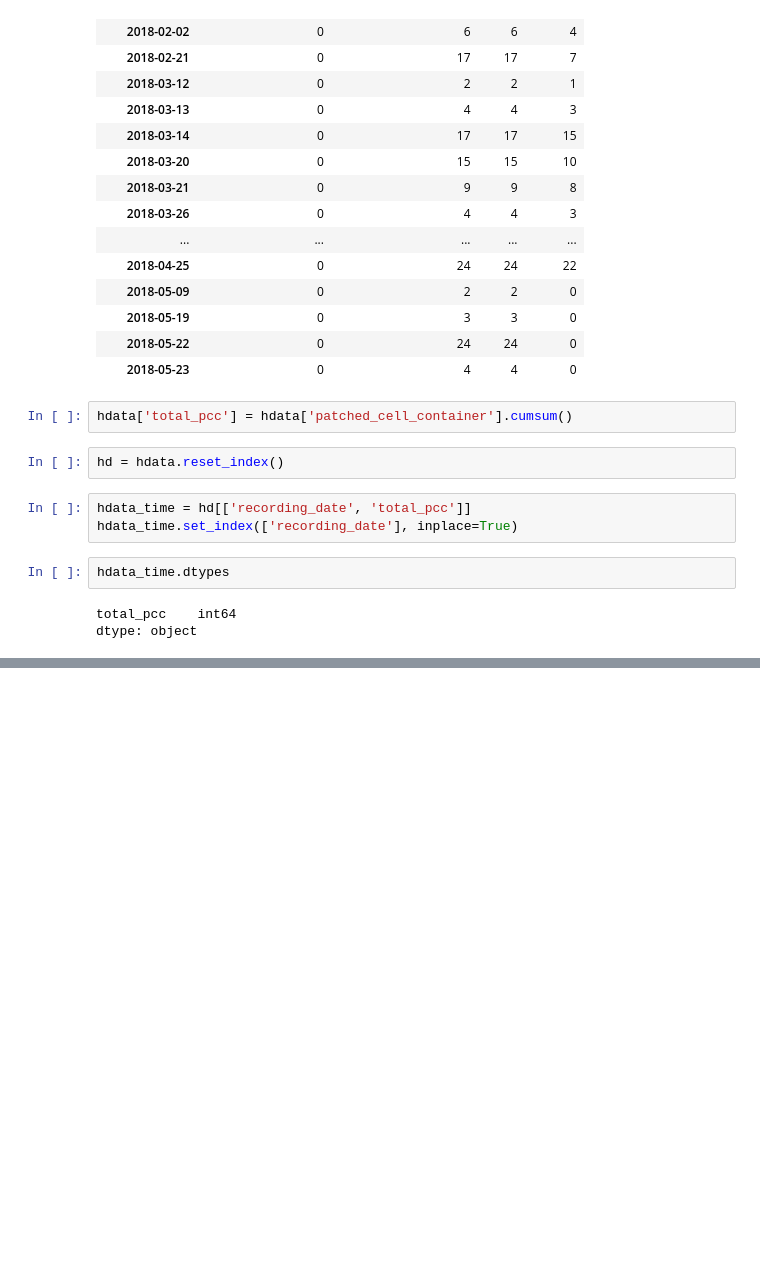
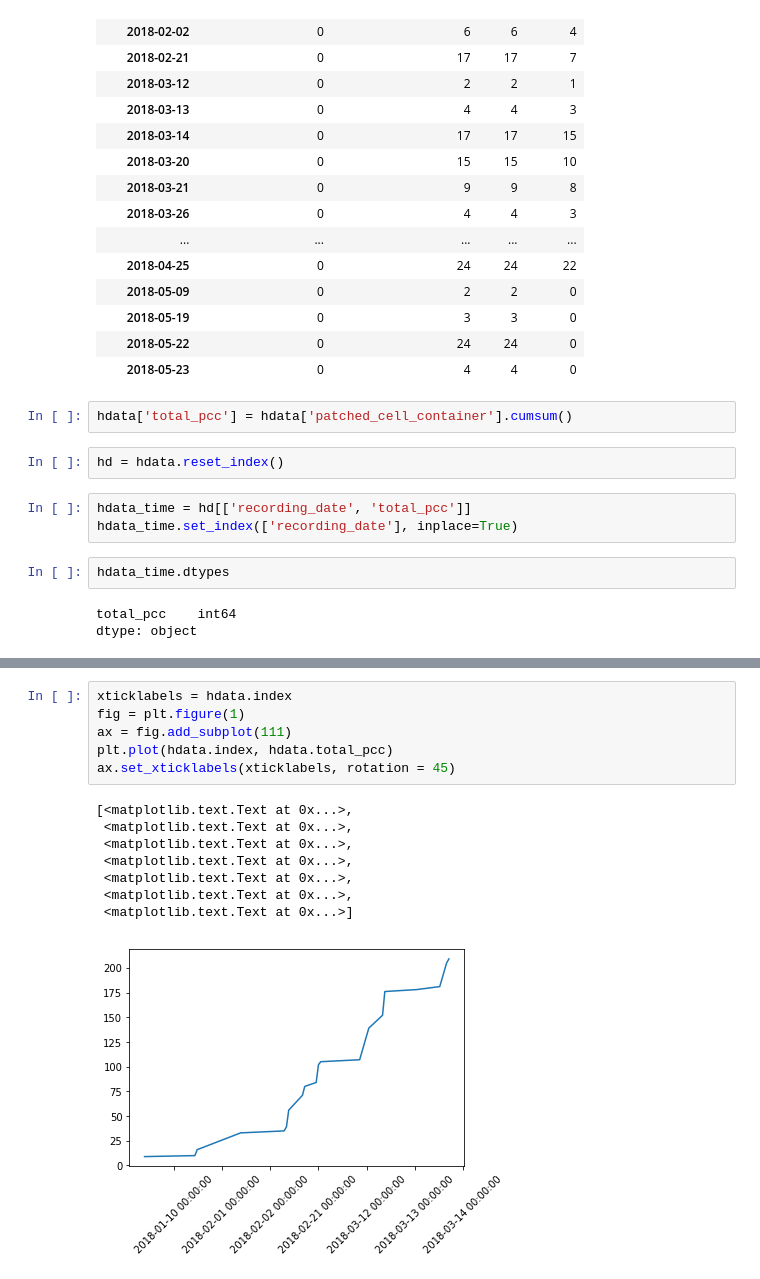
Before and after one commit to ru57y34nn/SMART_goals, a Jupyter notebook: src/Human_Smart_Data.ipynb, the cells around one changed output, grey strips where cells are left out. Cells and saved outputs as stored; diff of their text form; blank space fills up the shorter version.

```diff
--- a/src/Human_Smart_Data.ipynb
+++ b/src/Human_Smart_Data.ipynb
@@ -117,0 +129,15 @@ ValueError: invalid literal for int() with base 10: '2018-01-10'
+# %%
+xticklabels = hdata.index
+fig = plt.figure(1)
+ax = fig.add_subplot(111)
+plt.plot(hdata.index, hdata.total_pcc)
+ax.set_xticklabels(xticklabels, rotation = 45)
+# %% [output]
+[<matplotlib.text.Text at 0x...>,
+ <matplotlib.text.Text at 0x...>,
+ <matplotlib.text.Text at 0x...>,
+ <matplotlib.text.Text at 0x...>,
+ <matplotlib.text.Text at 0x...>,
+ <matplotlib.text.Text at 0x...>,
+ <matplotlib.text.Text at 0x...>]
+[figure, added]
```
Also changed, not shown: parts of 4 cells of this notebook, 1 other file.
